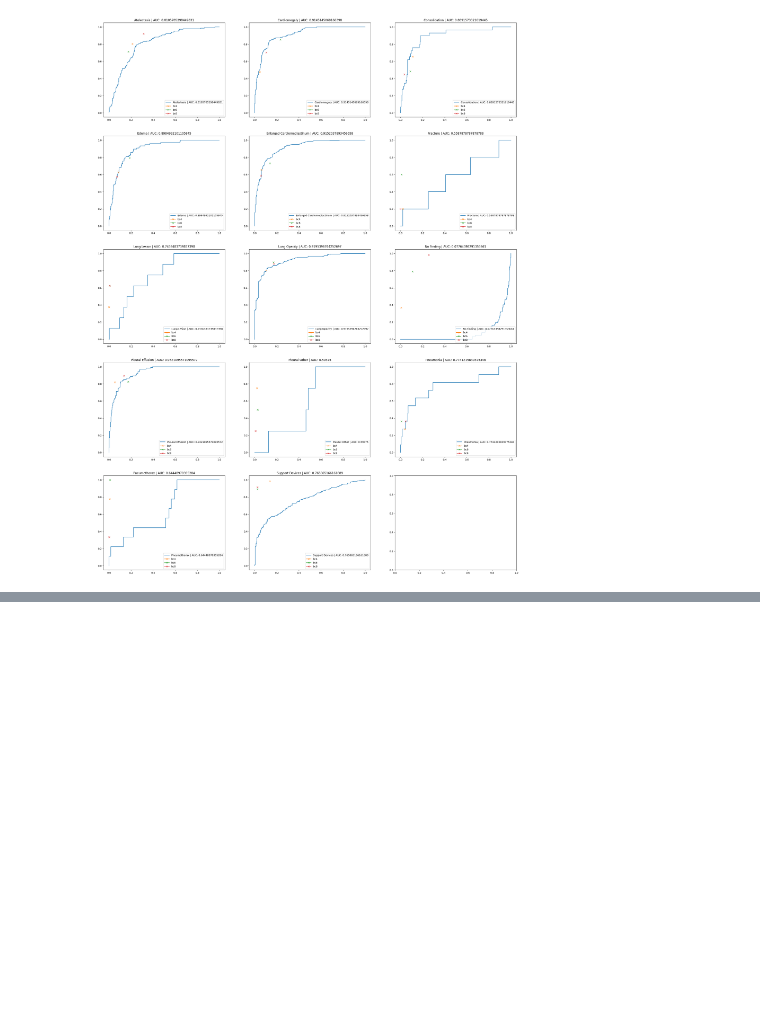
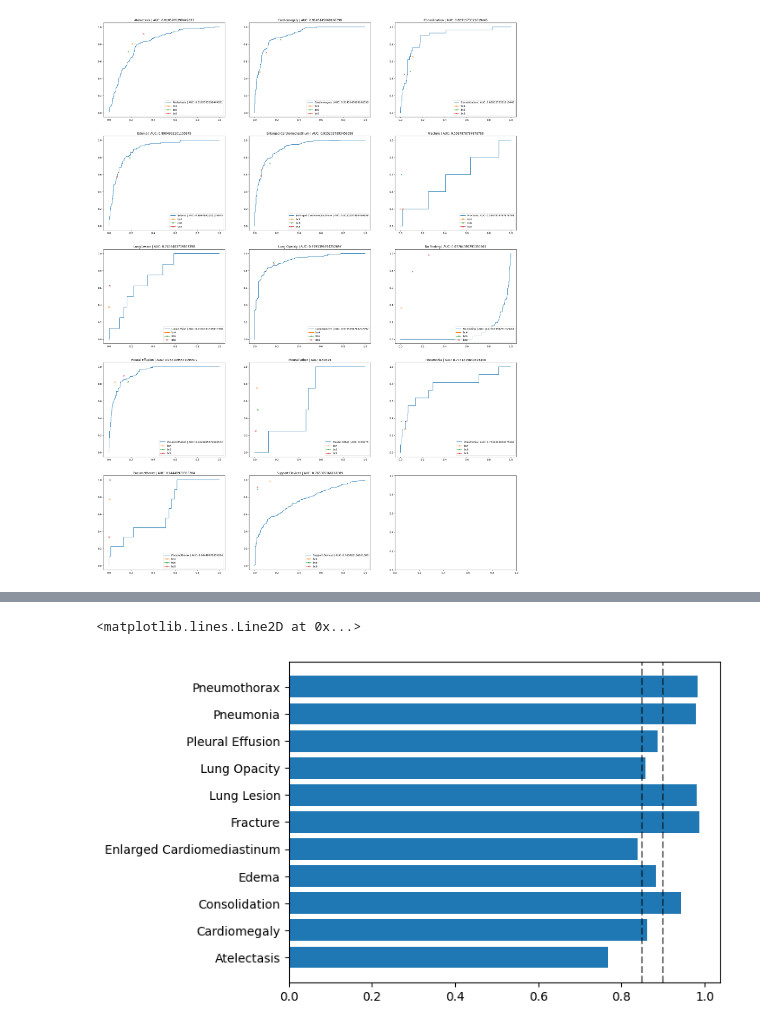
Before and after one commit to monolabs/cxr, a Jupyter notebook: notebooks/tests.ipynb, the cells around one changed output, grey strips where cells are left out. Cells and saved outputs as stored; diff of their text form; code cells hidden in the pictures; blank space fills up the shorter version.

```diff
--- a/notebooks/tests.ipynb
+++ b/notebooks/tests.ipynb
@@ -136,3 +136,13 @@ df_results
 | Pneumonia | 0.513025 | 0.980 | 0.510460 | 0.272727 | 0.978 | 0.954000 | ... |
 | Pneumothorax | 0.505973 | 0.984 | 0.504825 | 0.210526 | 0.990 | 0.988667 | ... |
 | Support Devices | 0.495687 | 0.706 | 0.493882 | 0.718447 | 0.944 | 0.934000 | ... |
+# %%
+excluded_patho = ['Support Devices', 'No Finding', 'Pleural Other']
+patho = [i for i in df_results.index if i not in excluded_patho]
+accs = df_results.loc[patho, 'best_accuracy']
+plt.barh(patho, accs)
+plt.axvline(0.9, color='k', linestyle='--', alpha=0.5)
+plt.axvline(0.85, color='k', linestyle='--', alpha=0.5)
+# %% [output]
+<matplotlib.lines.Line2D at 0x...>
+[figure, added]
```
